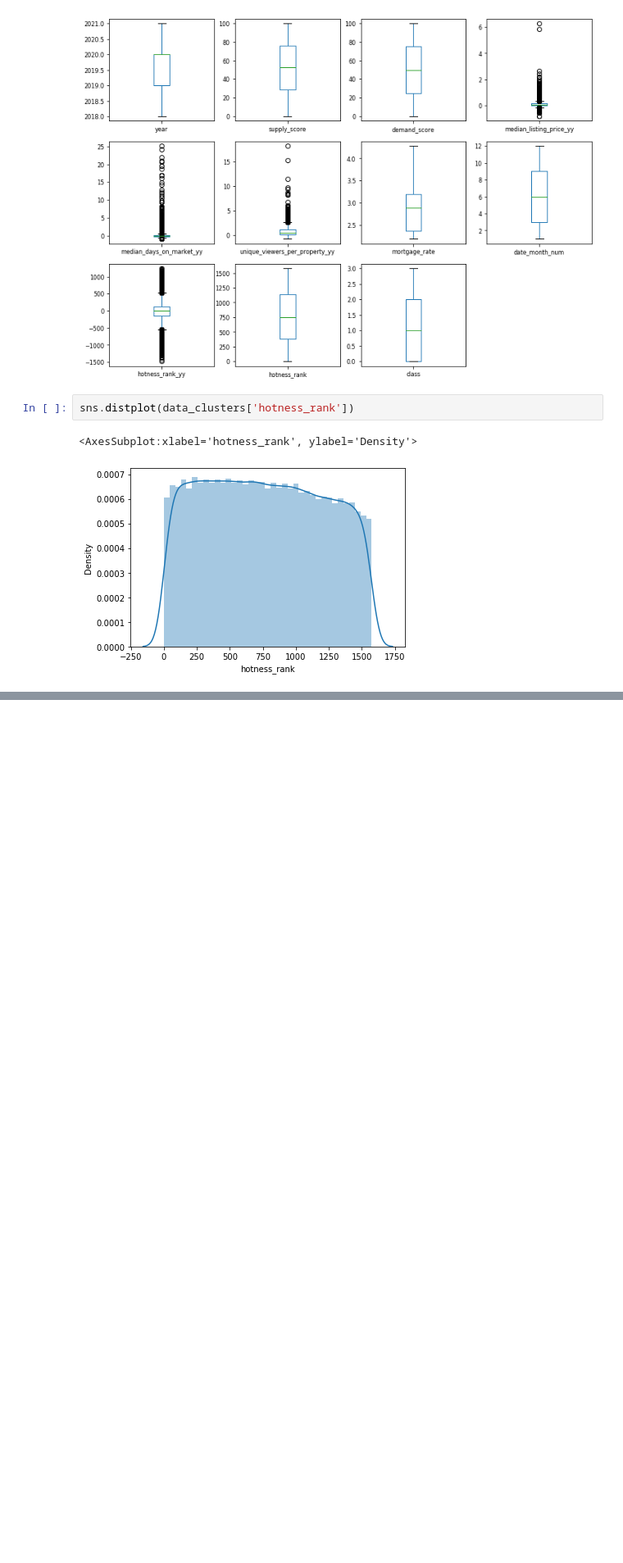
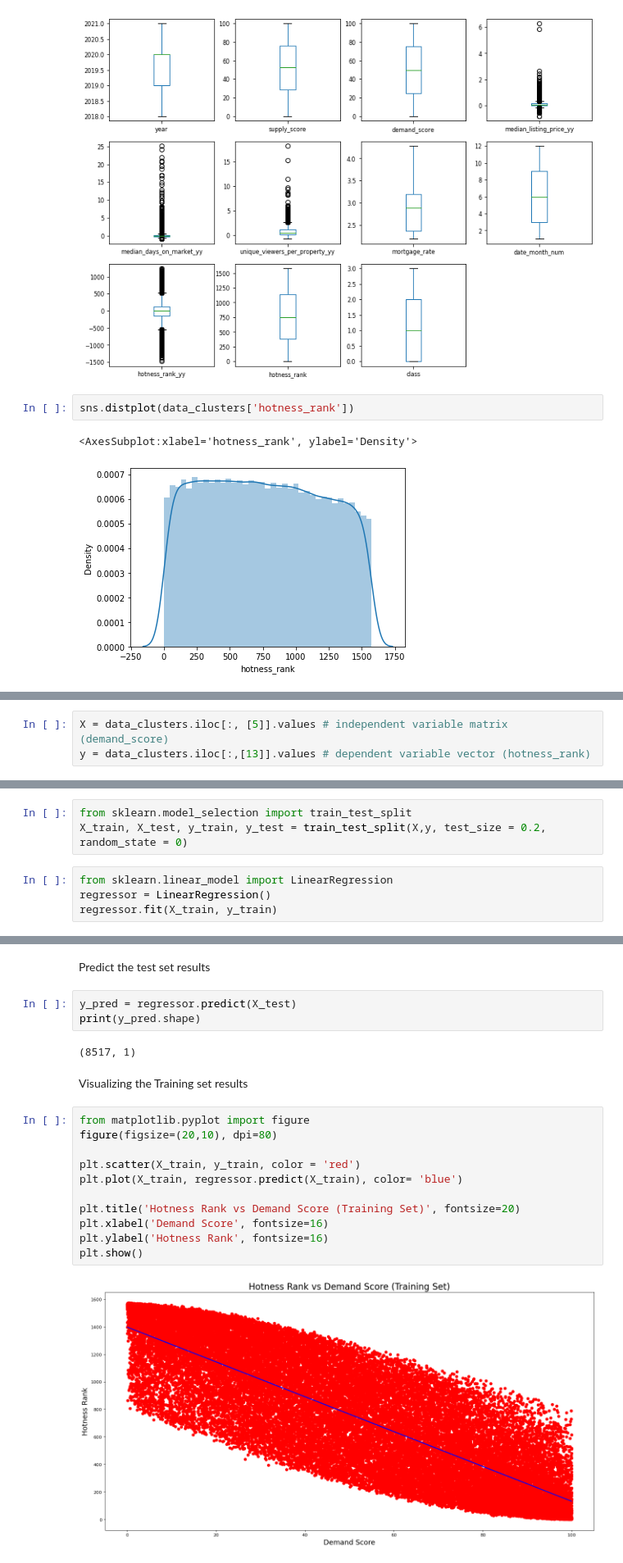
Before and after one commit to sjpozzuoli/Daves_Eagles, a Jupyter notebook: unsupervised_analysis_DB_link.ipynb, the cells around one changed output, grey strips where cells are left out. Shown at 82% size. Cells and saved outputs as stored; diff of their text form; blank space fills up the shorter version.

```diff
--- a/unsupervised_analysis_DB_link.ipynb
+++ b/unsupervised_analysis_DB_link.ipynb
@@ -345,0 +361,3 @@ sns.distplot(data_clusters['hotness_rank'])
+# %%
+X = data_clusters.iloc[:, [5]].values # independent variable matrix (demand_score)
+y = data_clusters.iloc[:,[13]].values # dependent variable vector (hotness_rank)
@@ -345,0 +366,7 @@ sns.distplot(data_clusters['hotness_rank'])
+# %%
+from sklearn.model_selection import train_test_split
+X_train, X_test, y_train, y_test = train_test_split(X,y, test_size = 0.2, random_state = 0)
+# %%
+from sklearn.linear_model import LinearRegression
+regressor = LinearRegression()
+regressor.fit(X_train, y_train)
@@ -345,0 +384,22 @@ sns.distplot(data_clusters['hotness_rank'])
+# %% [markdown]
+Predict the test set results
+# %%
+y_pred = regressor.predict(X_test)
+print(y_pred.shape)
+# %% [output]
+(8517, 1)
+# %% [markdown]
+Visualizing the Training set results
+# %%
+from matplotlib.pyplot import figure
+figure(figsize=(20,10), dpi=80)
+
+plt.scatter(X_train, y_train, color = 'red')
+plt.plot(X_train, regressor.predict(X_train), color= 'blue')
+
+plt.title('Hotness Rank vs Demand Score (Training Set)', fontsize=20)
+plt.xlabel('Demand Score', fontsize=16)
+plt.ylabel('Hotness Rank', fontsize=16)
+plt.show()
+# %% [output]
+[figure, added]
```
Also changed, not shown: parts of 30 cells of this notebook.
